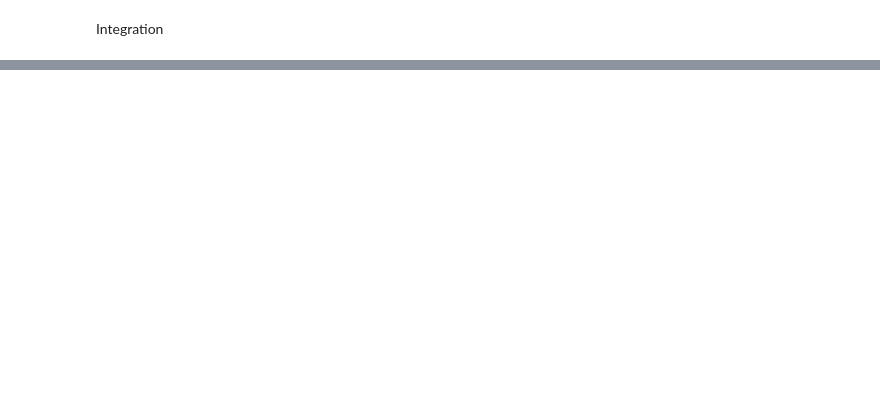
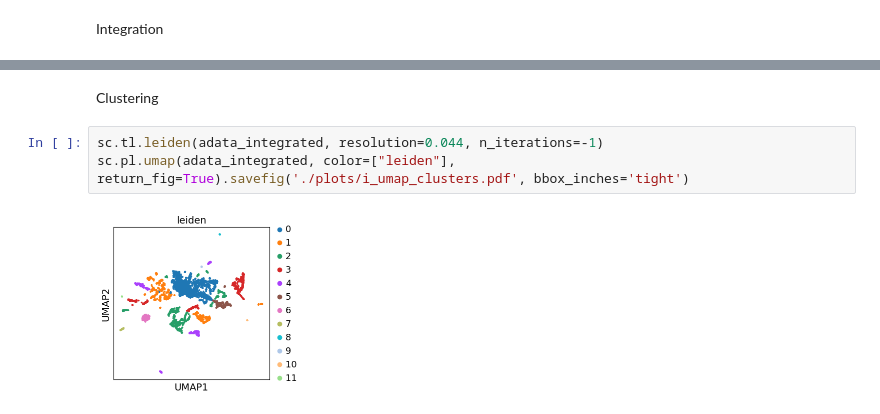
Before and after one commit to CorwinAnsley/biol5177_work, a Jupyter notebook: cw_2/cw_analysis.ipynb, the cells around one changed output, grey strips where cells are left out. Drawn from its saved outputs; the diff is of its cells as text; blank space fills up the shorter version.

```diff
--- a/cw_2/cw_analysis.ipynb
+++ b/cw_2/cw_analysis.ipynb
@@ -133,0 +158,7 @@ None
+# %% [markdown]
+Clustering
+# %%
+sc.tl.leiden(adata_integrated, resolution=0.044, n_iterations=-1)
+sc.pl.umap(adata_integrated, color=["leiden"], return_fig=True).savefig('./plots/i_umap_clusters.pdf', bbox_inches='tight')
+# %% [output]
+[figure, added]
```
Also changed, not shown: parts of 10 cells of this notebook.
